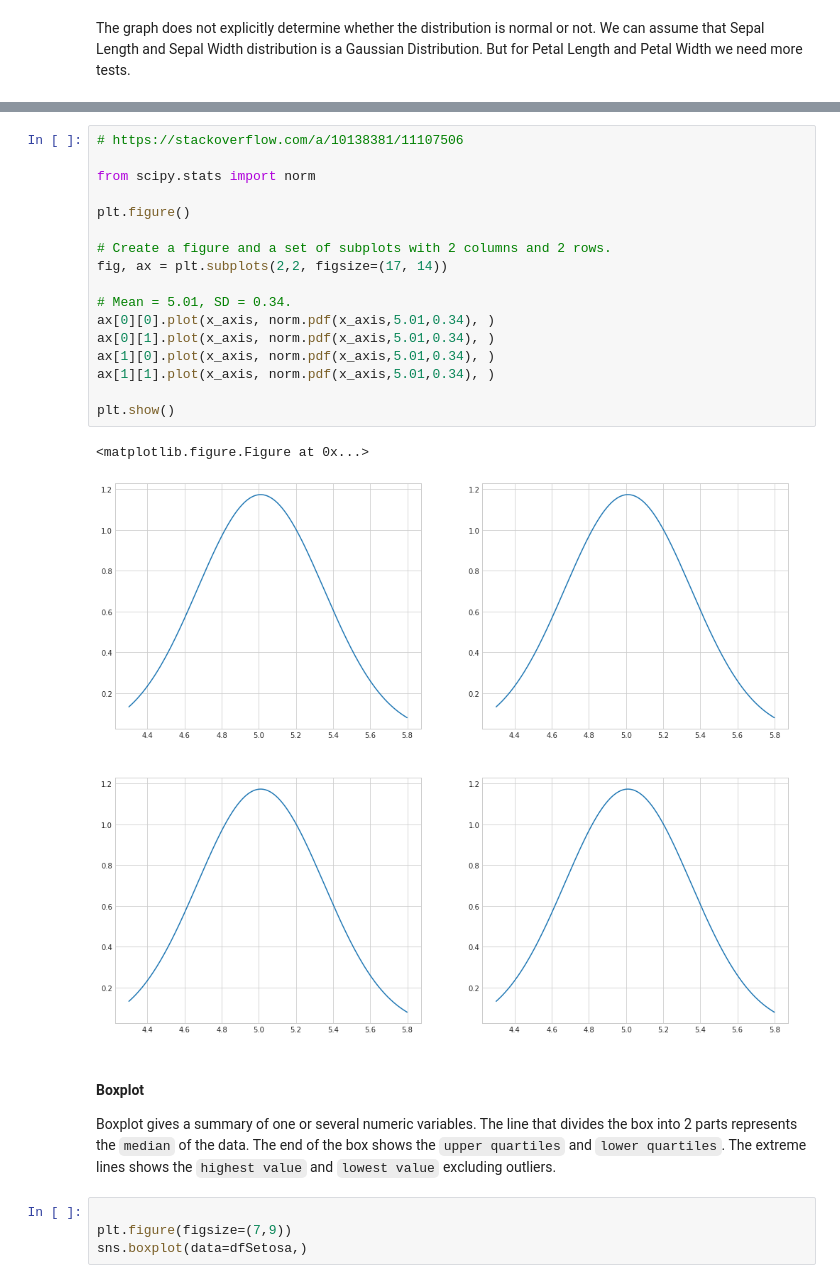
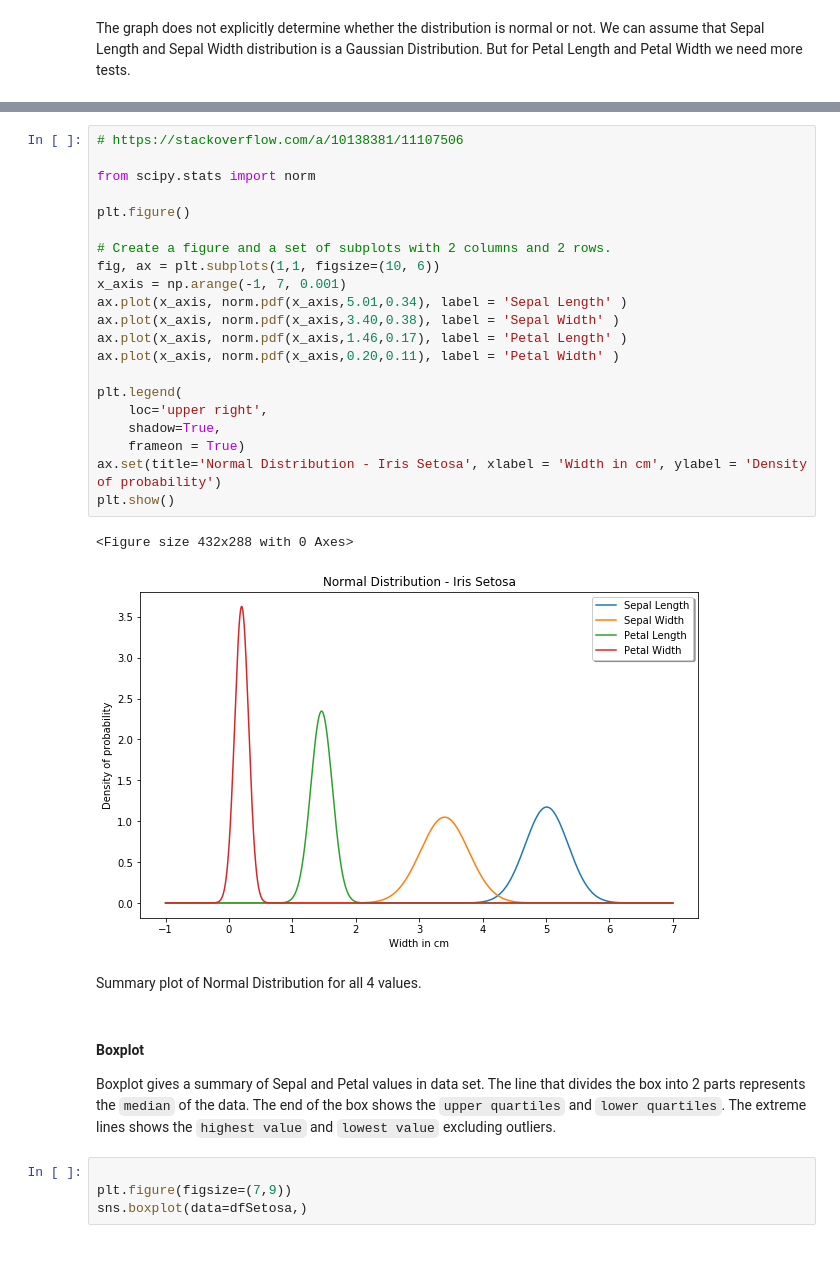
Before and after one commit to Slawak1/pands-project, a Jupyter notebook: IrisProject2019.ipynb, the cells around one changed output, grey strips where cells are left out. Saved outputs shown, nothing was run; the diff lists cells and outputs as text; blank space fills up the shorter version.

Commit message:
Normal Distribution Plot added

```diff
--- a/IrisProject2019.ipynb
+++ b/IrisProject2019.ipynb
@@ -567,26 +626,32 @@ plt.show()
 # %%
 # https://stackoverflow.com/a/10138381/11107506
 
 from scipy.stats import norm
 
 plt.figure()
 
 # Create a figure and a set of subplots with 2 columns and 2 rows.
-fig, ax = plt.subplots(2,2, figsize=(17, 14))
+fig, ax = plt.subplots(1,1, figsize=(10, 6))
+x_axis = np.arange(-1, 7, 0.001)
+ax.plot(x_axis, norm.pdf(x_axis,5.01,0.34), label = 'Sepal Length' )
+ax.plot(x_axis, norm.pdf(x_axis,3.40,0.38), label = 'Sepal Width' )
+ax.plot(x_axis, norm.pdf(x_axis,1.46,0.17), label = 'Petal Length' )
+ax.plot(x_axis, norm.pdf(x_axis,0.20,0.11), label = 'Petal Width' )
 
-# Mean = 5.01, SD = 0.34.
-ax[0][0].plot(x_axis, norm.pdf(x_axis,5.01,0.34), )
-ax[0][1].plot(x_axis, norm.pdf(x_axis,5.01,0.34), )
-ax[1][0].plot(x_axis, norm.pdf(x_axis,5.01,0.34), )
-ax[1][1].plot(x_axis, norm.pdf(x_axis,5.01,0.34), )
-
+plt.legend(
+    loc='upper right',
+    shadow=True,
+    frameon = True)
+ax.set(title='Normal Distribution - Iris Setosa', xlabel = 'Width in cm', ylabel = 'Density of probability')
 plt.show()
 # %% [output]
-<matplotlib.figure.Figure at 0x...>
+<Figure size 432x288 with 0 Axes>
-[figure, old version]
+[figure, new version]
+# %% [markdown]
+Summary plot of Normal Distribution for all 4 values.
 # %% [markdown]
 #### Boxplot
-Boxplot gives a summary of one or several numeric variables. The line that divides the box into 2 parts represents the `median` of the data. The end of the box shows the `upper quartiles` and `lower quartiles`. The extreme lines shows the `highest value` and `lowest value` excluding outliers.
+Boxplot gives a summary of Sepal and Petal values in data set. The line that divides the box into 2 parts represents the `median` of the data. The end of the box shows the `upper quartiles` and `lower quartiles`. The extreme lines shows the `highest value` and `lowest value` excluding outliers.
 # %%
 
 plt.figure(figsize=(7,9))
```
Also changed, not shown: parts of 32 cells of this notebook.
